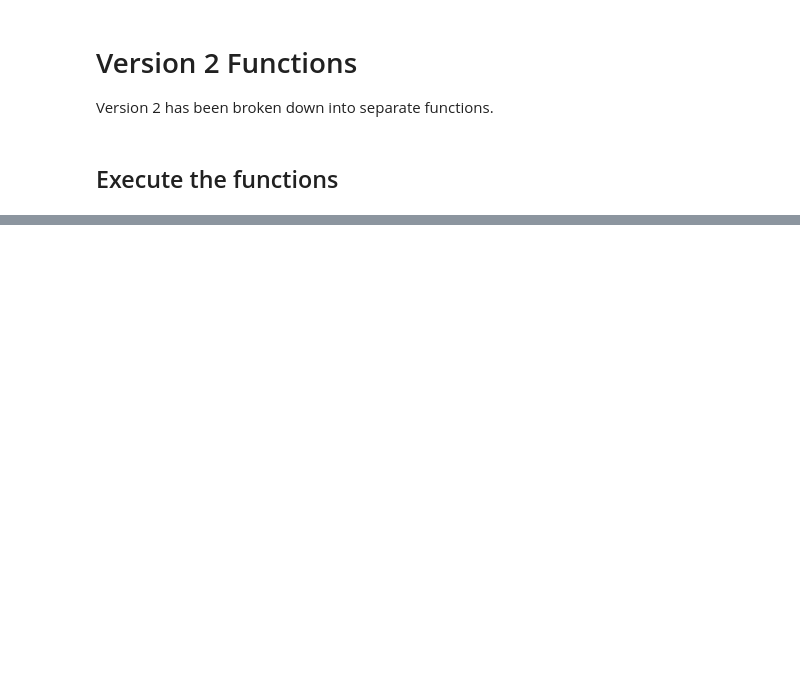
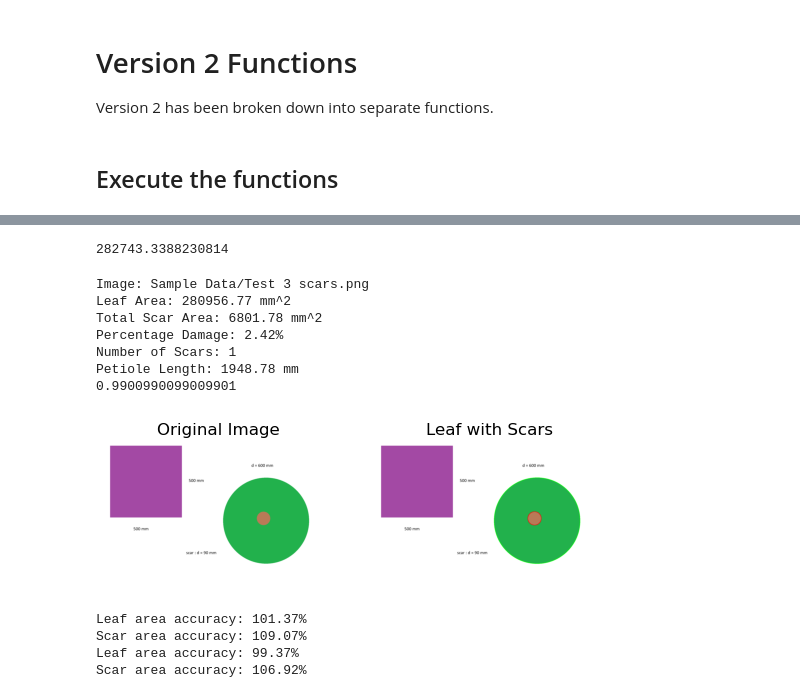
Before and after one commit to Jacquesvnme/Leaf-Scarring-Project, a Jupyter notebook: Individual_Code/Henry Roux/Version 2 Functions.ipynb, the cells around one changed output, grey strips where cells are left out. Drawn from its saved outputs; the diff is of its cells as text; code cells hidden in the pictures; blank space fills up the shorter version.

```diff
--- a/Individual_Code/Henry Roux/Version 2 Functions.ipynb
+++ b/Individual_Code/Henry Roux/Version 2 Functions.ipynb
@@ -152,0 +230,31 @@ def main(image_path):
+# %%
+(np.pi * (((600*1)/2) ** 2))
+# %% [output]
+282743.3388230814
+# %%
+leaf_area, scale, total_scar_area, scar_count = main("Sample Data/Test 3 scars.png")
+
+# accuracy (using scale found by OpenCV)
+leafAccuracy = (leaf_area / (np.pi * (((600*scale)/2) ** 2))) * 100
+print(f"Leaf area accuracy: {leafAccuracy:.2f}%")
+scarAccuracy = (total_scar_area / ((np.pi * (((90*scale)/2) ** 2))*scar_count)) * 100
+print(f"Scar area accuracy: {scarAccuracy:.2f}%")
+
+# actual accuracy
+leafAccuracy = (leaf_area / (np.pi * (((600*1)/2) ** 2))) * 100
+print(f"Leaf area accuracy: {leafAccuracy:.2f}%")
+scarAccuracy = (total_scar_area / ((np.pi * (((90*1)/2) ** 2))*scar_count)) * 100
+print(f"Scar area accuracy: {scarAccuracy:.2f}%")
+# %% [output]
+Image: Sample Data/Test 3 scars.png
+Leaf Area: 280956.77 mm^2
+Total Scar Area: 6801.78 mm^2
+Percentage Damage: 2.42%
+Number of Scars: 1
+Petiole Length: 1948.78 mm
+0.9900990099009901
+[figure, added]
+Leaf area accuracy: 101.37%
+Scar area accuracy: 109.07%
+Leaf area accuracy: 99.37%
+Scar area accuracy: 106.92%
```
Also changed, not shown: parts of 10 cells of this notebook, 6 other files.
